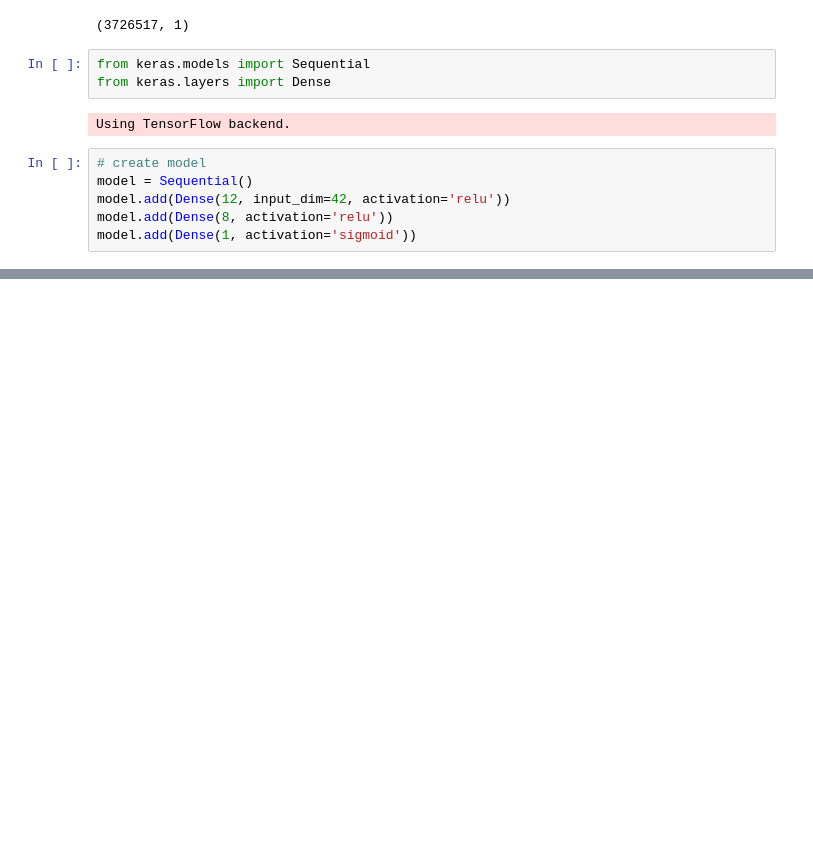
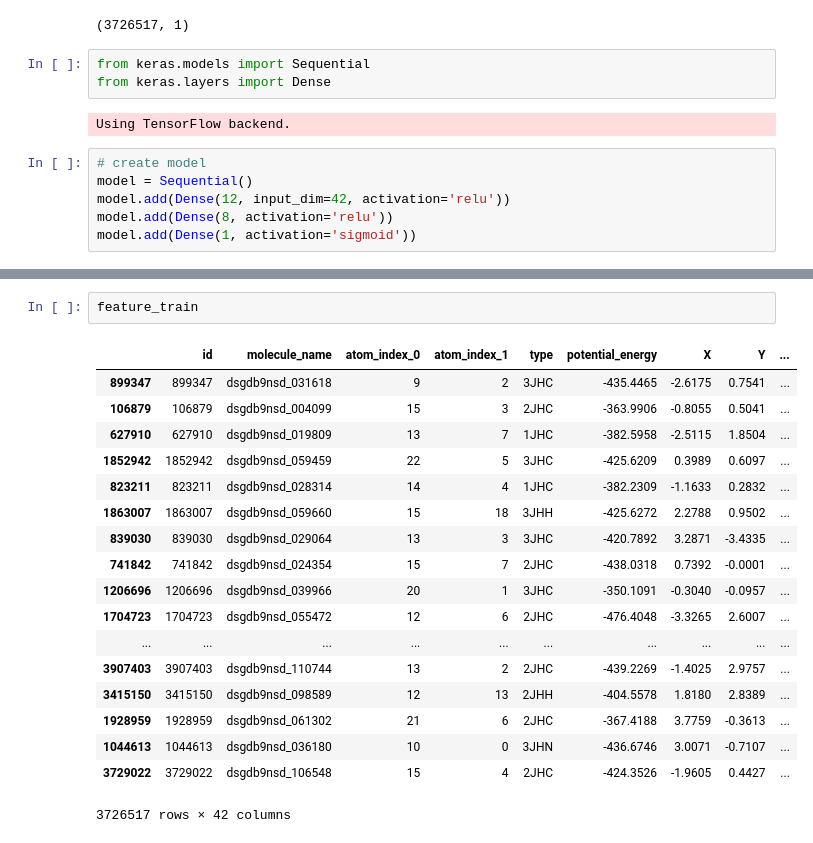
Before and after one commit to imamun93/Molecular_Properties, a Jupyter notebook: dataset.ipynb, the cells around one changed output, grey strips where cells are left out. Drawn from its saved outputs; the diff is of its cells as text; blank space fills up the shorter version.

```diff
--- a/dataset.ipynb
+++ b/dataset.ipynb
@@ -352,0 +370,21 @@ model.add(Dense(1, activation='sigmoid'))
+# %%
+feature_train
+# %% [output]
+|  | id | molecule_name | atom_index_0 | atom_index_1 | type | potential_energy | X | Y | ... |
+| 899347 | 899347 | dsgdb9nsd_031618 | 9 | 2 | 3JHC | -435.4465 | -2.6175 | 0.7541 | ... |
+| 106879 | 106879 | dsgdb9nsd_004099 | 15 | 3 | 2JHC | -363.9906 | -0.8055 | 0.5041 | ... |
+| 627910 | 627910 | dsgdb9nsd_019809 | 13 | 7 | 1JHC | -382.5958 | -2.5115 | 1.8504 | ... |
+| 1852942 | 1852942 | dsgdb9nsd_059459 | 22 | 5 | 3JHC | -425.6209 | 0.3989 | 0.6097 | ... |
+| 823211 | 823211 | dsgdb9nsd_028314 | 14 | 4 | 1JHC | -382.2309 | -1.1633 | 0.2832 | ... |
+| 1863007 | 1863007 | dsgdb9nsd_059660 | 15 | 18 | 3JHH | -425.6272 | 2.2788 | 0.9502 | ... |
+| 839030 | 839030 | dsgdb9nsd_029064 | 13 | 3 | 3JHC | -420.7892 | 3.2871 | -3.4335 | ... |
+| 741842 | 741842 | dsgdb9nsd_024354 | 15 | 7 | 2JHC | -438.0318 | 0.7392 | -0.0001 | ... |
+| 1206696 | 1206696 | dsgdb9nsd_039966 | 20 | 1 | 3JHC | -350.1091 | -0.3040 | -0.0957 | ... |
+| 1704723 | 1704723 | dsgdb9nsd_055472 | 12 | 6 | 2JHC | -476.4048 | -3.3265 | 2.6007 | ... |
+| ... | ... | ... | ... | ... | ... | ... | ... | ... | ... |
+| 3907403 | 3907403 | dsgdb9nsd_110744 | 13 | 2 | 2JHC | -439.2269 | -1.4025 | 2.9757 | ... |
+| 3415150 | 3415150 | dsgdb9nsd_098589 | 12 | 13 | 2JHH | -404.5578 | 1.8180 | 2.8389 | ... |
+| 1928959 | 1928959 | dsgdb9nsd_061302 | 21 | 6 | 2JHC | -367.4188 | 3.7759 | -0.3613 | ... |
+| 1044613 | 1044613 | dsgdb9nsd_036180 | 10 | 0 | 3JHN | -436.6746 | 3.0071 | -0.7107 | ... |
+| 3729022 | 3729022 | dsgdb9nsd_106548 | 15 | 4 | 2JHC | -424.3526 | -1.9605 | 0.4427 | ... |
+3726517 rows × 42 columns
```
Also changed, not shown: parts of 7 cells of this notebook.
